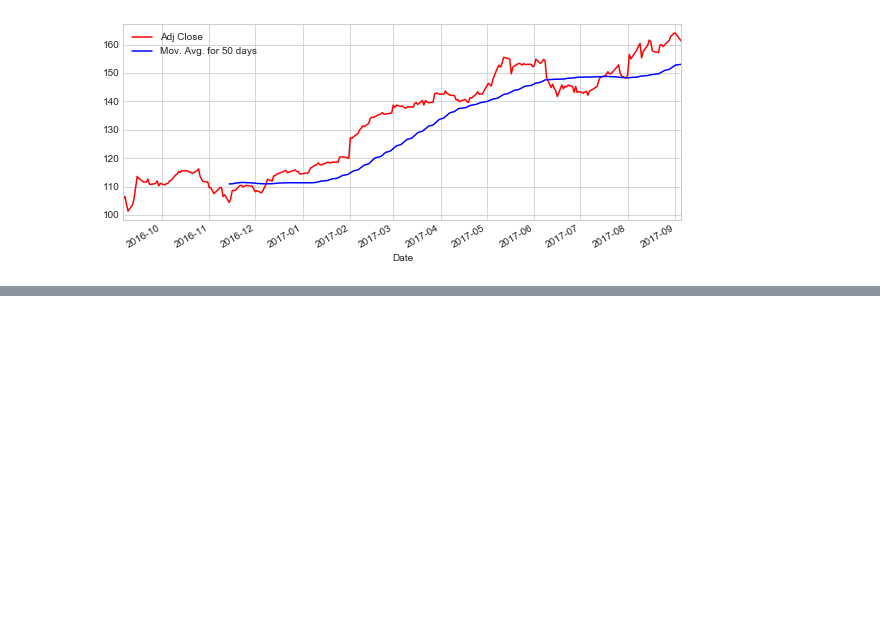
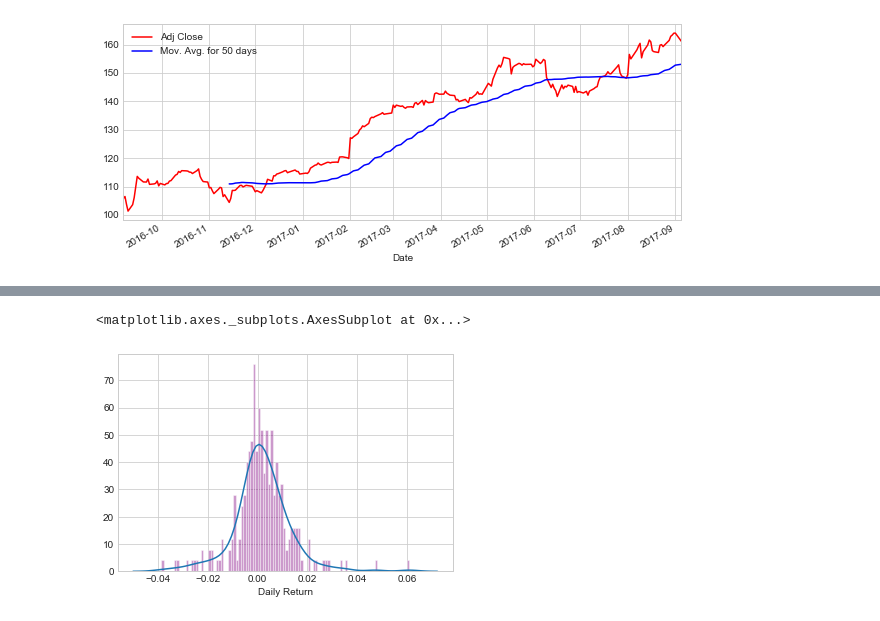
Before and after one commit to sajalsubodh22/Stock-Market-Analysis, a Jupyter notebook: stock.ipynb, the cells around one changed output, grey strips where cells are left out. Cells and saved outputs as stored; diff of their text form; code cells hidden in the pictures; blank space fills up the shorter version.

```diff
--- a/stock.ipynb
+++ b/stock.ipynb
@@ -131,0 +165,5 @@ AAPL[['Adj Close','Mov. Avg. for 50 days']].plot(legend = True, figsize = (10,4)
+# %%
+sns.distplot(AAPL['Daily Return'].dropna(), bins = 100 , kde = True,hist_kws = {'edgecolor' : 'w', 'color' : 'purple'})
+# %% [output]
+<matplotlib.axes._subplots.AxesSubplot at 0x...>
+[figure, added]
```
Also changed, not shown: parts of 8 cells of this notebook.
